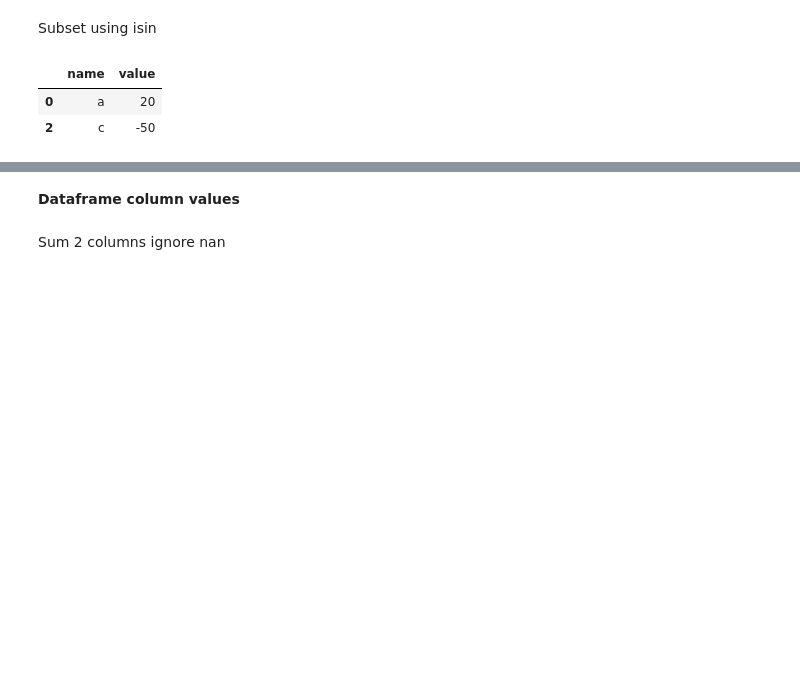
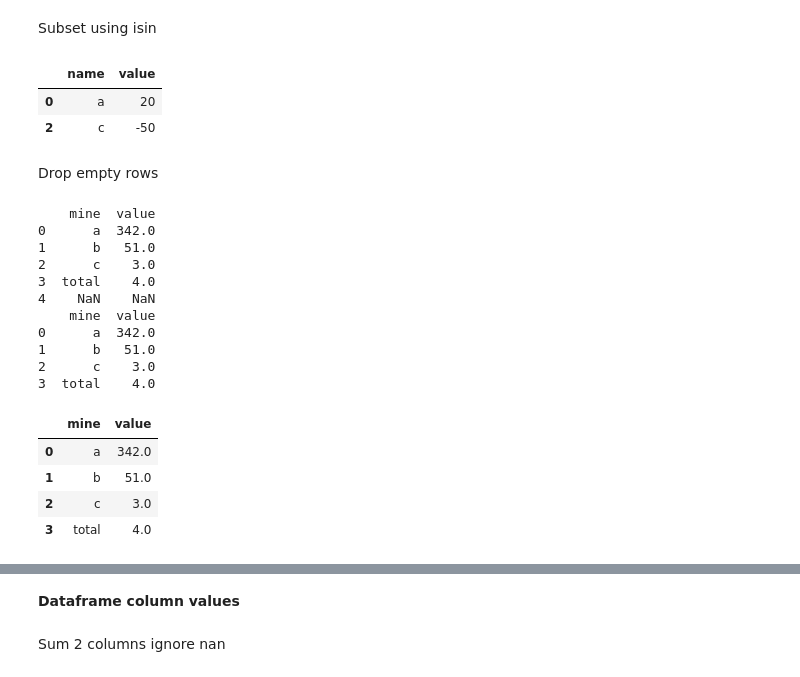
Before and after one commit to noaihere/distillery, a Jupyter notebook: short_python.ipynb, the cells around one changed output, grey strips where cells are left out. Cells and saved outputs as stored; diff of their text form; code cells hidden in the pictures; blank space fills up the shorter version.

```diff
--- a/short_python.ipynb
+++ b/short_python.ipynb
@@ -128,3 +167,35 @@ df.loc[df['name'].isin(['a','c']),:]
 |  | name | value |
 | 0 | a | 20 |
 | 2 | c | -50 |
+# %% [markdown]
+Drop empty rows
+# %%
+df = pd.DataFrame({'mine':['a','b','c','total', np.nan], 'value':[342,51, 3,4,np.nan]})
+print(df)
+
+# drop null rows
+df1 = df.dropna(axis=0, how="all")
+print(df1)
+
+# drop null rows specific columns
+# remove rows with null in value column
+df = pd.DataFrame({'mine':['a','b','c','total', 'z'], 'value':[342,51, 3,4,np.nan]})
+df2 = df[df["value"].notnull()]
+df2
+# %% [output]
+    mine  value
+0      a  342.0
+1      b   51.0
+2      c    3.0
+3  total    4.0
+4    NaN    NaN
+    mine  value
+0      a  342.0
+1      b   51.0
+2      c    3.0
+3  total    4.0
+|  | mine | value |
+| 0 | a | 342.0 |
+| 1 | b | 51.0 |
+| 2 | c | 3.0 |
+| 3 | total | 4.0 |
```
Also changed, not shown: parts of 8 cells of this notebook.
